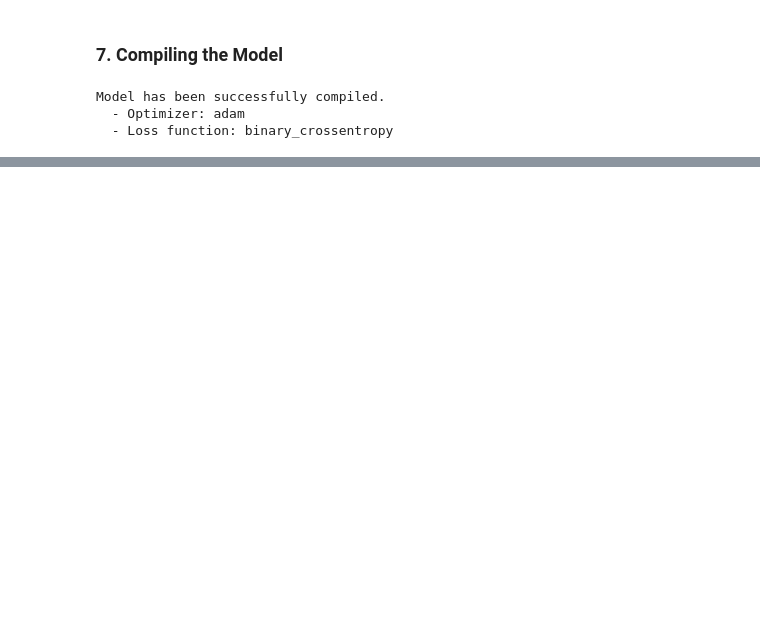
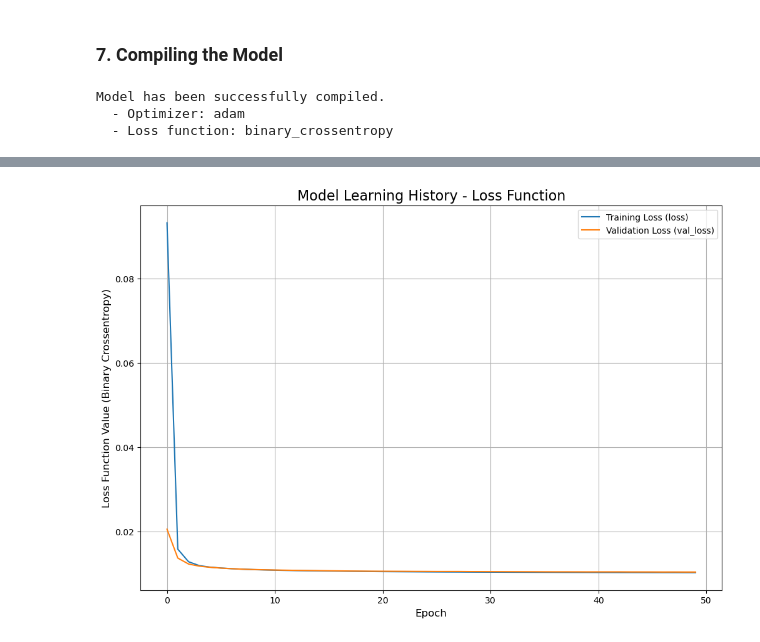
Before and after one commit to lukassso/python-mini-projects, a Jupyter notebook: machine-learning/ml_final_projects/04_network_anomaly_detection.ipynb, the cells around one changed output, grey strips where cells are left out. Cells and saved outputs as stored; diff of their text form; code cells hidden in the pictures; blank space fills up the shorter version.

Commit message:
fp-anomalydetection: Train autoencoder and visualize learning history

```diff
--- a/machine-learning/ml_final_projects/04_network_anomaly_detection.ipynb
+++ b/machine-learning/ml_final_projects/04_network_anomaly_detection.ipynb
@@ -460,0 +458,23 @@ Model has been successfully compiled.
+# %%
+# Start the training process
+history = autoencoder.fit(
+    # Input and target data for training
+    x=df_train_normal,
+    y=df_train_normal,
+
+    # Number of epochs and batch size
+    epochs=50,
+    batch_size=256,
+
+    # Validation data
+    validation_data=(df_test_normal, df_test_normal),
+
+    # Early stopping callback
+    callbacks=[early_stopping],
+
+    # Shuffle training data before each epoch
+    shuffle=True,
+
+    # verbose=1 to see progress
+    verbose=1
+)
@@ -460,0 +499,16 @@ Model has been successfully compiled.
+# %%
+# Create a DataFrame from the training history
+history_df = pd.DataFrame(history.history)
+
+# Plot the graph
+plt.figure(figsize=(12, 8))
+plt.plot(history_df['loss'], label='Training Loss (loss)')
+plt.plot(history_df['val_loss'], label='Validation Loss (val_loss)')
+plt.title('Model Learning History - Loss Function', fontsize=16)
+plt.xlabel('Epoch', fontsize=12)
+plt.ylabel('Loss Function Value (Binary Crossentropy)', fontsize=12)
+plt.legend()
+plt.grid(True)
+plt.show()
+# %% [output]
+[figure, added]
```
Also changed, not shown: parts of 5 cells of this notebook.
